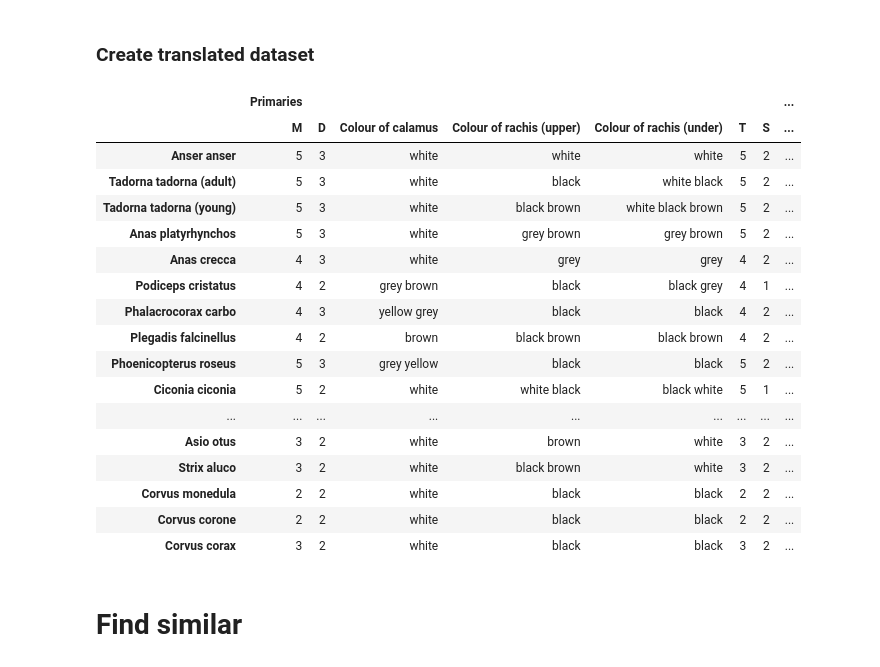
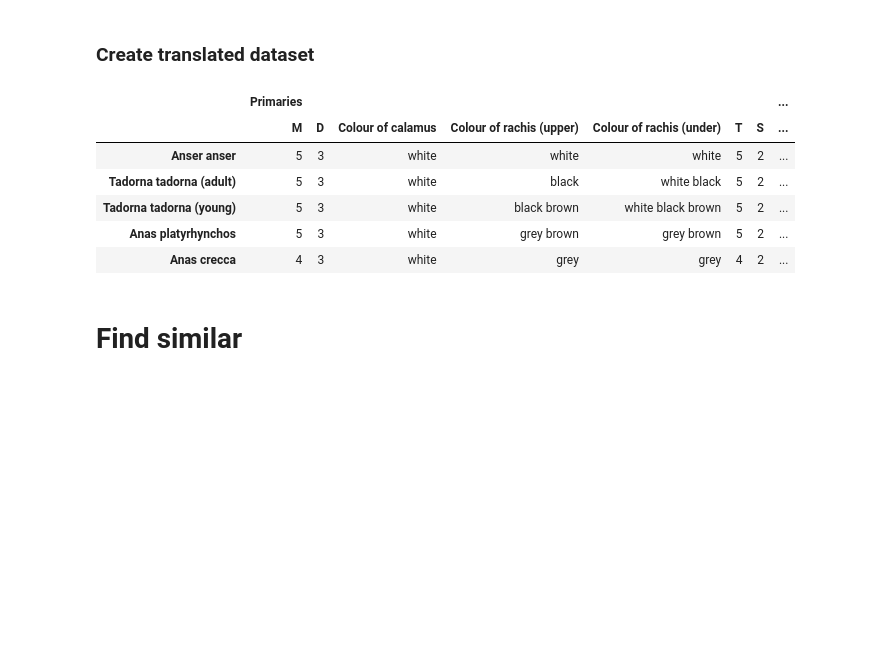
Before and after one commit to Maciej-GBS/SBC, a Jupyter notebook: knowledge/data-analysis.ipynb, the cells around one changed output. Saved outputs shown, nothing was run; the diff lists cells and outputs as text; code cells hidden in the pictures; blank space fills up the shorter version.

```diff
--- a/knowledge/data-analysis.ipynb
+++ b/knowledge/data-analysis.ipynb
@@ -192,7 +192,7 @@ translation = {
     'jasnoszare z ciemnioszarym wierzchołkiem':'lightgrey darkgrey',
     'jasnoszary':'lightgrey',
     'jasnoszary / szary':'lightgrey grey',
-    'jasnoszary u nasady, szary, ciemnoszary, czarny wierzchołek, pióro postrzępione':'lightgrey grey darkgrey black ragged',
+    'jasnoszary u nasady, szary, ciemnoszary, czarny wierzchołek, pióro postrzępione':'lightgrey grey darkgrey black',
     'jasnoszary z jasną nasadą':'lightgrey',
     'jasnoszary z jasną nasadą i białym wierzchołkiem':'lightgrey white',
     'szara':'grey',
@@ -325,26 +325,15 @@ Ten typ piór nie występuje u tego gatunku!
 df.loc['Podiceps cristatus', pd.IndexSlice['Tailfeathers','M']] = np.nan
 # %%
 df_t = df.applymap(lambda x: translation[x] if x in translation else x)
-df_t
+df_t.head()
 # %% [output]
 |  | Primaries |  |  |  |  |  |  | ... |
 |  | M | D | Colour of calamus | Colour of rachis (upper) | Colour of rachis (under) | T | S | ... |
 | Anser anser | 5 | 3 | white | white | white | 5 | 2 | ... |
 | Tadorna tadorna (adult) | 5 | 3 | white | black | white black | 5 | 2 | ... |
 | Tadorna tadorna (young) | 5 | 3 | white | black brown | white black brown | 5 | 2 | ... |
 | Anas platyrhynchos | 5 | 3 | white | grey brown | grey brown | 5 | 2 | ... |
 | Anas crecca | 4 | 3 | white | grey | grey | 4 | 2 | ... |
-| Podiceps cristatus | 4 | 2 | grey brown | black | black grey | 4 | 1 | ... |
-| Phalacrocorax carbo | 4 | 3 | yellow grey | black | black | 4 | 2 | ... |
-| Plegadis falcinellus | 4 | 2 | brown | black brown | black brown | 4 | 2 | ... |
-| Phoenicopterus roseus | 5 | 3 | grey yellow | black | black | 5 | 2 | ... |
-| Ciconia ciconia | 5 | 2 | white | white black | black white | 5 | 1 | ... |
-| ... | ... | ... | ... | ... | ... | ... | ... | ... |
-| Asio otus | 3 | 2 | white | brown | white | 3 | 2 | ... |
-| Strix aluco | 3 | 2 | white | black brown | white | 3 | 2 | ... |
-| Corvus monedula | 2 | 2 | white | black | black | 2 | 2 | ... |
-| Corvus corone | 2 | 2 | white | black | black | 2 | 2 | ... |
-| Corvus corax | 3 | 2 | white | black | black | 3 | 2 | ... |
 # %% [markdown]
 # Find similar
 # %%
```
Also changed, not shown: parts of 14 cells of this notebook, 3 other files.
